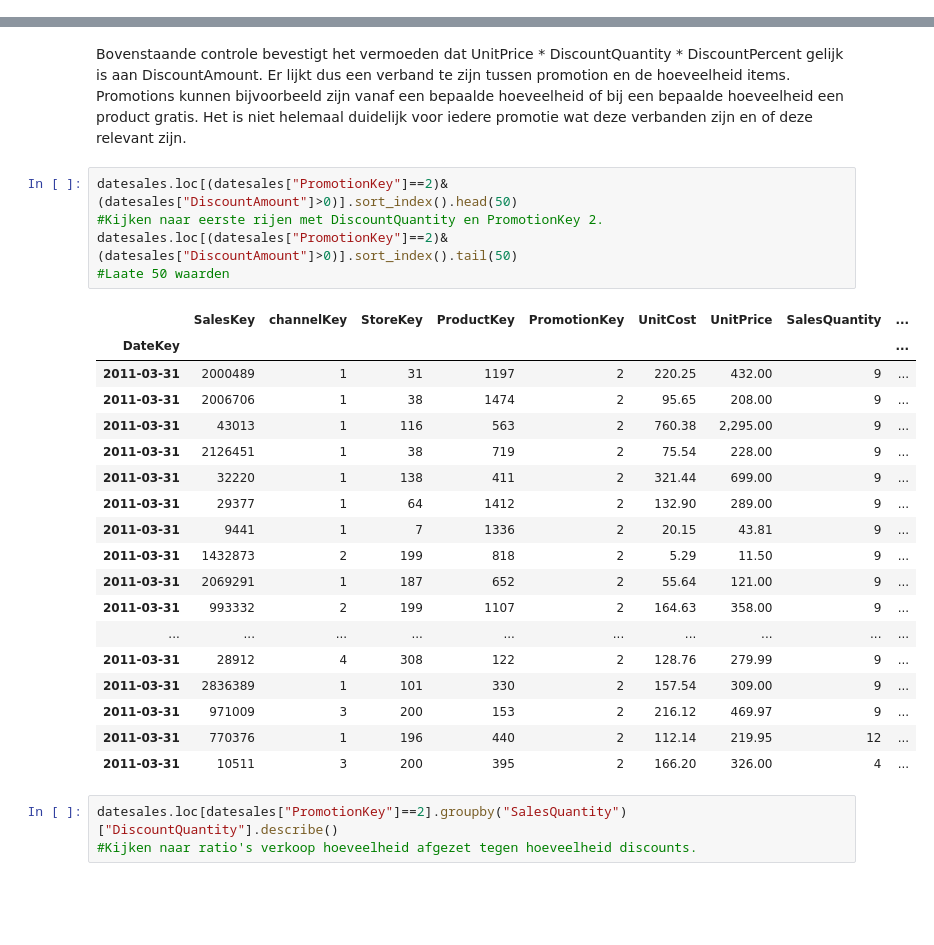
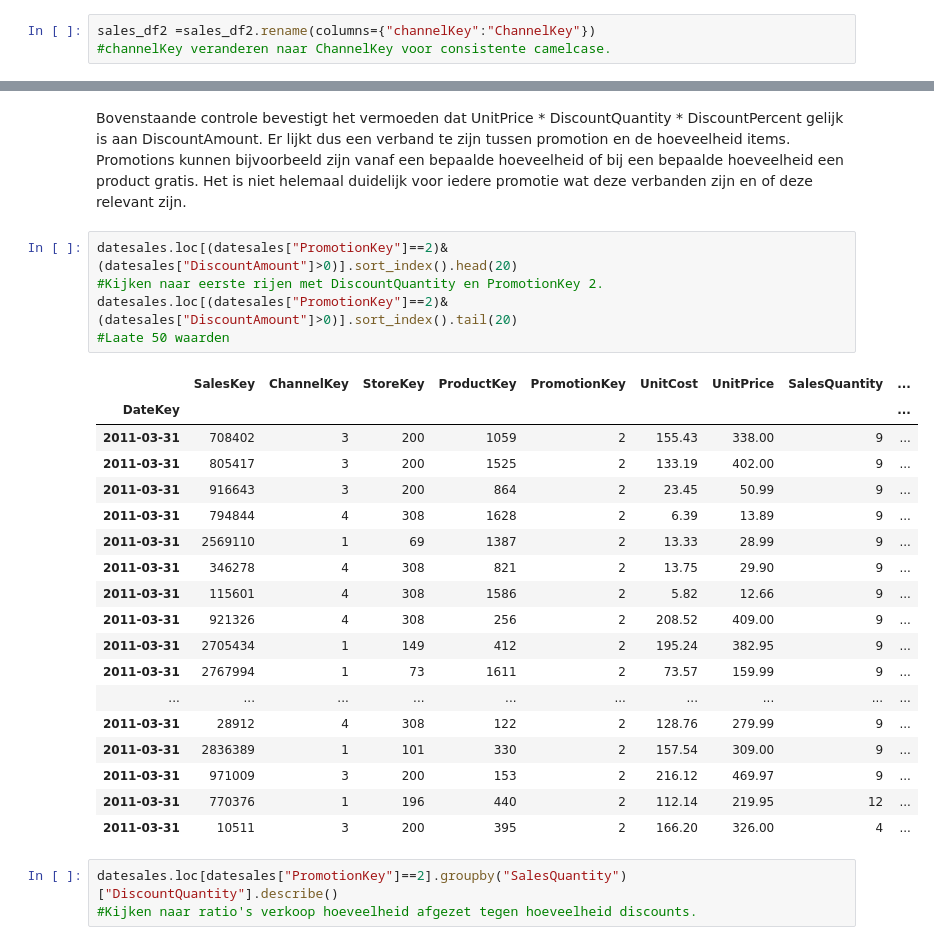
Before and after one commit to Jcpvanbers/Datasets-minor, a Jupyter notebook: Data analyse Contoso.ipynb, the cells around one changed output, grey strips where cells are left out. Cells and saved outputs as stored; diff of their text form; blank space fills up the shorter version.

```diff
--- a/Data analyse Contoso.ipynb
+++ b/Data analyse Contoso.ipynb
@@ -196,6 +226,9 @@ sales_df2
 | 2282480 | 3398163 | 2013-07-04 00:00:00,000 | 1 | 247 | 201 | 1 | 321.44 | 699.00 | 10 | ... |
 | 2282481 | 3403155 | 2011-05-06 00:00:00,000 | 1 | 167 | 369 | 1 | 321.44 | 699.00 | 10 | ... |
 2282482 rows × 15 columns
+# %%
+sales_df2 =sales_df2.rename(columns={"channelKey":"ChannelKey"})
+#channelKey veranderen naar ChannelKey voor consistente camelcase.
 # %%
 sales_df2["DateKey"] = pd.to_datetime(sales_df2["DateKey"], format="%Y-%m-%d %H:%M:%S,%f")
 #Omzetten naar datetime van DateKey. De originele string bevat gegevens tot en met microseconden dus dient hier rekening mee gehouden worden bij de conversie.
@@ -1515,23 +1873,23 @@ Bovenstaande controle bevestigt het vermoeden dat UnitPrice * DiscountQuantity *
 Er lijkt dus een verband te zijn tussen promotion en de hoeveelheid items.
 Promotions kunnen bijvoorbeeld zijn vanaf een bepaalde hoeveelheid of bij een bepaalde hoeveelheid een product gratis. Het is niet helemaal duidelijk voor iedere promotie wat deze verbanden zijn en of deze relevant zijn.
 # %%
-datesales.loc[(datesales["PromotionKey"]==2)&(datesales["DiscountAmount"]>0)].sort_index().head(50)
+datesales.loc[(datesales["PromotionKey"]==2)&(datesales["DiscountAmount"]>0)].sort_index().head(20)
 #Kijken naar eerste rijen met DiscountQuantity en PromotionKey 2.
-datesales.loc[(datesales["PromotionKey"]==2)&(datesales["DiscountAmount"]>0)].sort_index().tail(50)
+datesales.loc[(datesales["PromotionKey"]==2)&(datesales["DiscountAmount"]>0)].sort_index().tail(20)
 #Laate 50 waarden
 # %% [output]
-|  | SalesKey | channelKey | StoreKey | ProductKey | PromotionKey | UnitCost | UnitPrice | SalesQuantity | ... |
+|  | SalesKey | ChannelKey | StoreKey | ProductKey | PromotionKey | UnitCost | UnitPrice | SalesQuantity | ... |
 | DateKey |  |  |  |  |  |  |  |  | ... |
-| 2011-03-31 | 2000489 | 1 | 31 | 1197 | 2 | 220.25 | 432.00 | 9 | ... |
-| 2011-03-31 | 2006706 | 1 | 38 | 1474 | 2 | 95.65 | 208.00 | 9 | ... |
-| 2011-03-31 | 43013 | 1 | 116 | 563 | 2 | 760.38 | 2,295.00 | 9 | ... |
-| 2011-03-31 | 2126451 | 1 | 38 | 719 | 2 | 75.54 | 228.00 | 9 | ... |
-| 2011-03-31 | 32220 | 1 | 138 | 411 | 2 | 321.44 | 699.00 | 9 | ... |
-| 2011-03-31 | 29377 | 1 | 64 | 1412 | 2 | 132.90 | 289.00 | 9 | ... |
-| 2011-03-31 | 9441 | 1 | 7 | 1336 | 2 | 20.15 | 43.81 | 9 | ... |
-| 2011-03-31 | 1432873 | 2 | 199 | 818 | 2 | 5.29 | 11.50 | 9 | ... |
-| 2011-03-31 | 2069291 | 1 | 187 | 652 | 2 | 55.64 | 121.00 | 9 | ... |
-| 2011-03-31 | 993332 | 2 | 199 | 1107 | 2 | 164.63 | 358.00 | 9 | ... |
+| 2011-03-31 | 708402 | 3 | 200 | 1059 | 2 | 155.43 | 338.00 | 9 | ... |
+| 2011-03-31 | 805417 | 3 | 200 | 1525 | 2 | 133.19 | 402.00 | 9 | ... |
+| 2011-03-31 | 916643 | 3 | 200 | 864 | 2 | 23.45 | 50.99 | 9 | ... |
+| 2011-03-31 | 794844 | 4 | 308 | 1628 | 2 | 6.39 | 13.89 | 9 | ... |
+| 2011-03-31 | 2569110 | 1 | 69 | 1387 | 2 | 13.33 | 28.99 | 9 | ... |
+| 2011-03-31 | 346278 | 4 | 308 | 821 | 2 | 13.75 | 29.90 | 9 | ... |
+| 2011-03-31 | 115601 | 4 | 308 | 1586 | 2 | 5.82 | 12.66 | 9 | ... |
+| 2011-03-31 | 921326 | 4 | 308 | 256 | 2 | 208.52 | 409.00 | 9 | ... |
+| 2011-03-31 | 2705434 | 1 | 149 | 412 | 2 | 195.24 | 382.95 | 9 | ... |
+| 2011-03-31 | 2767994 | 1 | 73 | 1611 | 2 | 73.57 | 159.99 | 9 | ... |
 | ... | ... | ... | ... | ... | ... | ... | ... | ... | ... |
 | 2011-03-31 | 28912 | 4 | 308 | 122 | 2 | 128.76 | 279.99 | 9 | ... |
 | 2011-03-31 | 2836389 | 1 | 101 | 330 | 2 | 157.54 | 309.00 | 9 | ... |
```
Also changed, not shown: parts of 83 cells of this notebook, 3 other files.
